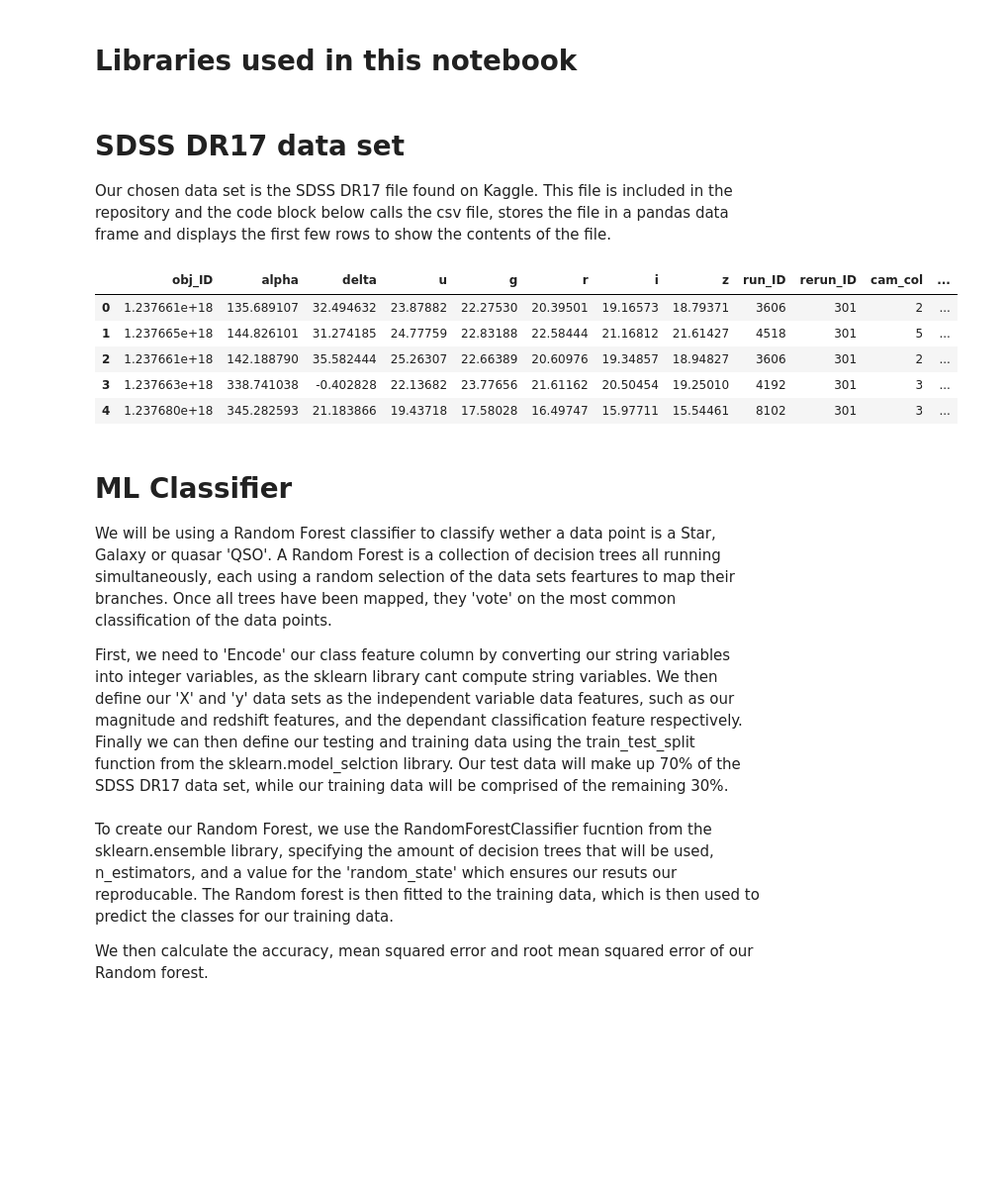
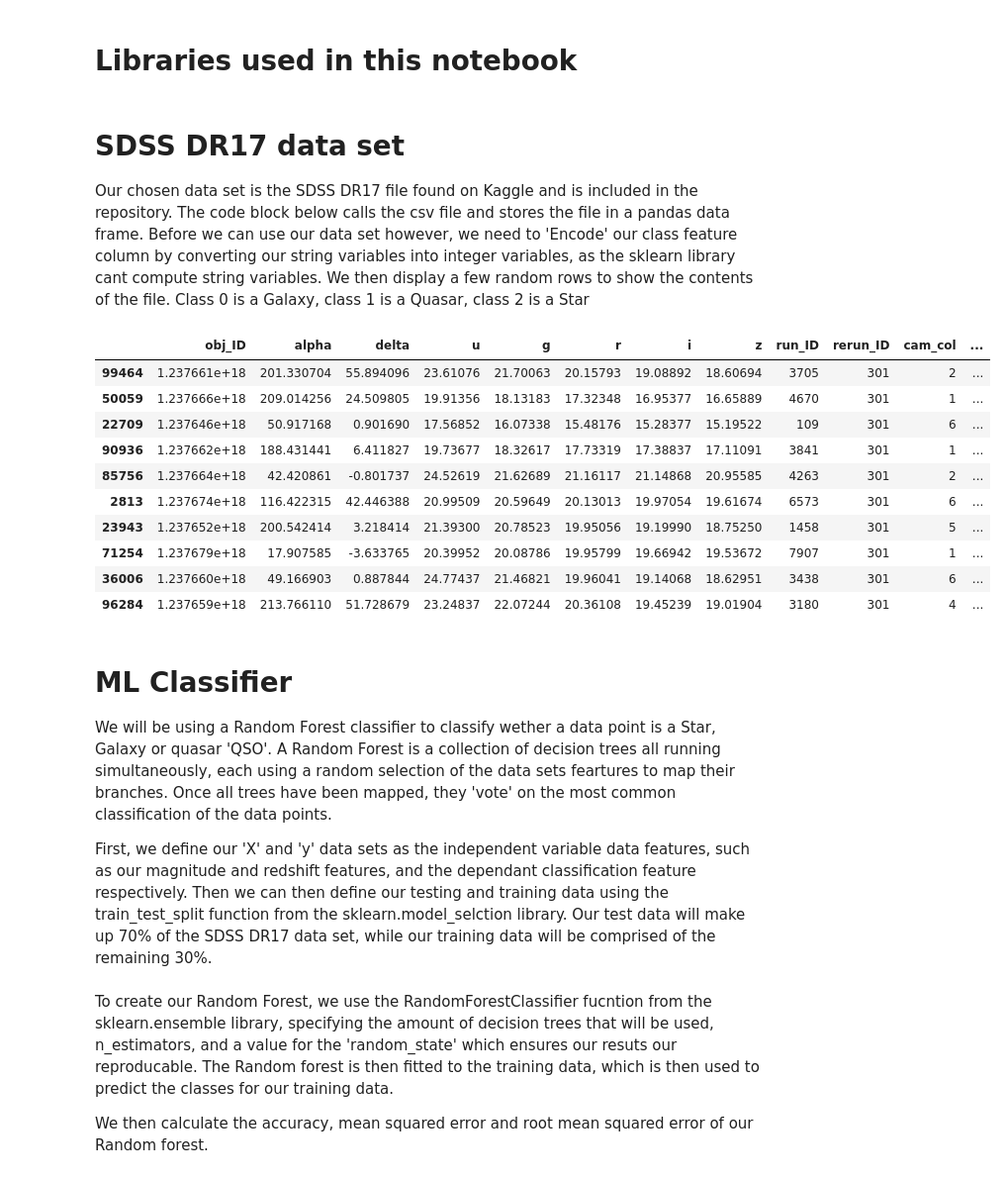
Before and after one commit to up2107928/ACT-coursework-2, a Jupyter notebook: py/Q1_folder/Question 1.ipynb, the cells around one changed output. Shown: that part at 99% size. Saved outputs shown, nothing was run; the diff lists cells and outputs as text; code cells hidden in the pictures; blank space fills up the shorter version.

```diff
--- a/py/Q1_folder/Question 1.ipynb
+++ b/py/Q1_folder/Question 1.ipynb
@@ -11,22 +11,28 @@ from sklearn.ensemble import RandomForestClassifier
 # %% [markdown]
 # SDSS DR17 data set
 
-Our chosen data set is the SDSS DR17 file found on Kaggle. This file is included in the repository and the code block below calls the csv file, stores the file in a pandas data frame and displays the first few rows to show the contents of the file.
+Our chosen data set is the SDSS DR17 file found on Kaggle and is included in the repository. The code block below calls the csv file and stores the file in a pandas data frame. Before we can use our data set however, we need to 'Encode' our class feature column by converting our string variables into integer variables, as the sklearn library cant compute string variables. We then display a few random rows to show the contents of the file. Class 0 is a Galaxy, class 1 is a Quasar, class 2 is a Star
 # %%
 file_path = r'/workspaces/ACT-coursework-2/star_classification.csv'
 df_sdss = pd.read_csv(file_path)
-df_sdss.head()
+df_sdss['class'] = LabelEncoder().fit_transform(df_sdss['class'])  #changes data from string to integer variables
+df_sdss.sample(10)
 # %% [output]
 |  | obj_ID | alpha | delta | u | g | r | i | z | run_ID | rerun_ID | cam_col | ... |
-| 0 | 1.237661e+18 | 135.689107 | 32.494632 | 23.87882 | 22.27530 | 20.39501 | 19.16573 | 18.79371 | 3606 | 301 | 2 | ... |
-| 1 | 1.237665e+18 | 144.826101 | 31.274185 | 24.77759 | 22.83188 | 22.58444 | 21.16812 | 21.61427 | 4518 | 301 | 5 | ... |
-| 2 | 1.237661e+18 | 142.188790 | 35.582444 | 25.26307 | 22.66389 | 20.60976 | 19.34857 | 18.94827 | 3606 | 301 | 2 | ... |
-| 3 | 1.237663e+18 | 338.741038 | -0.402828 | 22.13682 | 23.77656 | 21.61162 | 20.50454 | 19.25010 | 4192 | 301 | 3 | ... |
-| 4 | 1.237680e+18 | 345.282593 | 21.183866 | 19.43718 | 17.58028 | 16.49747 | 15.97711 | 15.54461 | 8102 | 301 | 3 | ... |
+| 99464 | 1.237661e+18 | 201.330704 | 55.894096 | 23.61076 | 21.70063 | 20.15793 | 19.08892 | 18.60694 | 3705 | 301 | 2 | ... |
+| 50059 | 1.237666e+18 | 209.014256 | 24.509805 | 19.91356 | 18.13183 | 17.32348 | 16.95377 | 16.65889 | 4670 | 301 | 1 | ... |
+| 22709 | 1.237646e+18 | 50.917168 | 0.901690 | 17.56852 | 16.07338 | 15.48176 | 15.28377 | 15.19522 | 109 | 301 | 6 | ... |
+| 90936 | 1.237662e+18 | 188.431441 | 6.411827 | 19.73677 | 18.32617 | 17.73319 | 17.38837 | 17.11091 | 3841 | 301 | 1 | ... |
+| 85756 | 1.237664e+18 | 42.420861 | -0.801737 | 24.52619 | 21.62689 | 21.16117 | 21.14868 | 20.95585 | 4263 | 301 | 2 | ... |
+| 2813 | 1.237674e+18 | 116.422315 | 42.446388 | 20.99509 | 20.59649 | 20.13013 | 19.97054 | 19.61674 | 6573 | 301 | 6 | ... |
+| 23943 | 1.237652e+18 | 200.542414 | 3.218414 | 21.39300 | 20.78523 | 19.95056 | 19.19990 | 18.75250 | 1458 | 301 | 5 | ... |
+| 71254 | 1.237679e+18 | 17.907585 | -3.633765 | 20.39952 | 20.08786 | 19.95799 | 19.66942 | 19.53672 | 7907 | 301 | 1 | ... |
+| 36006 | 1.237660e+18 | 49.166903 | 0.887844 | 24.77437 | 21.46821 | 19.96041 | 19.14068 | 18.62951 | 3438 | 301 | 6 | ... |
+| 96284 | 1.237659e+18 | 213.766110 | 51.728679 | 23.24837 | 22.07244 | 20.36108 | 19.45239 | 19.01904 | 3180 | 301 | 4 | ... |
 # %% [markdown]
 # ML Classifier
 
 We will be using a Random Forest classifier to classify wether a data point is a Star, Galaxy or quasar 'QSO'. A Random Forest is a collection of decision trees all running simultaneously, each using a random selection of the data sets feartures to map their branches. Once all trees have been mapped, they 'vote' on the most common classification of the data points.
 
-First, we need to 'Encode' our class feature column by converting our string variables into integer variables, as the sklearn library cant compute string variables. We then define our 'X' and 'y' data sets as the independent variable data features, such as our magnitude and redshift features, and the dependant classification feature respectively. Finally we can then define our testing and training data using the train_test_split function from the sklearn.model_selction library. Our test data will make up 70% of the SDSS DR17 data set, while our training data will be comprised of the remaining 30%.
+First, we define our 'X' and 'y' data sets as the independent variable data features, such as our magnitude and redshift features, and the dependant classification feature respectively. Then we can then define our testing and training data using the train_test_split function from the sklearn.model_selction library. Our test data will make up 70% of the SDSS DR17 data set, while our training data will be comprised of the remaining 30%.
 # %%
```
Also changed, not shown: parts of 2 cells of this notebook, 1 other file.
